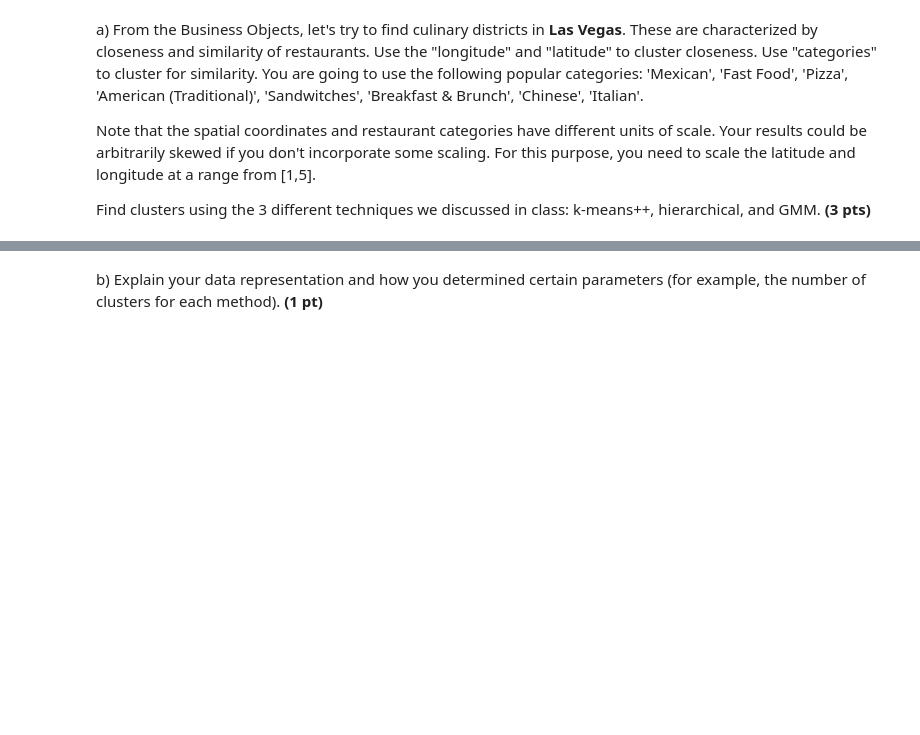
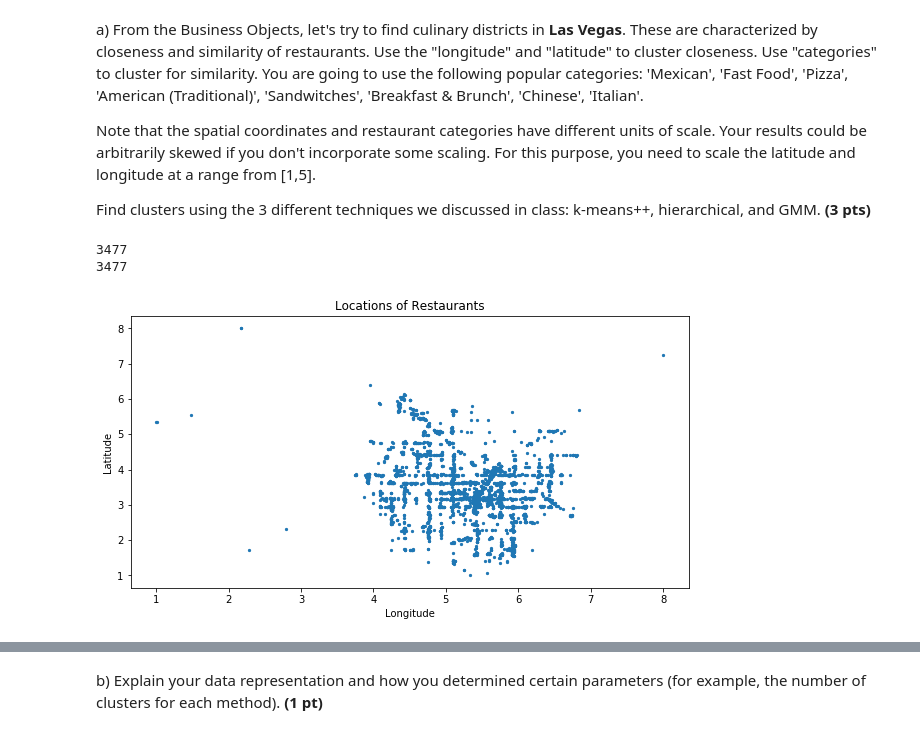
Before and after one commit to CS506-Boston-University/cs506-spring2018-hw2-1-jweixuan, a Jupyter notebook: HW2.1.ipynb, the cells around one changed output, grey strips where cells are left out. Cells and saved outputs as stored; diff of their text form; code cells hidden in the pictures; blank space fills up the shorter version.

```diff
--- a/HW2.1.ipynb
+++ b/HW2.1.ipynb
@@ -10,3 +10,58 @@ a) From the Business Objects, let's try to find culinary districts in **Las Vega
 Note that the spatial coordinates and restaurant categories have different units of scale. Your results could be arbitrarily skewed if you don't incorporate some scaling. For this purpose, you need to scale the latitude and longitude at a range from [1,5].
 
 Find clusters using the 3 different techniques we discussed in class: k-means++, hierarchical, and GMM. **(3 pts)**
+# %%
+import numpy as np
+import scipy as sp
+import json
+import pandas as pd
+from sklearn.cluster import KMeans
+import matplotlib.pyplot as plt
+import sklearn.metrics as metrics
+
+df = pd.read_json("C:\\software\\cs 506\\cs506-spring2018-hw2-1-jweixuan\\business.json",lines=True)
+# %%
+from sklearn.preprocessing import MinMaxScaler
+categories = ['Mexican', 'Fast Food', 'Pizza', 'American (Traditional)', 'Sandwitches', 'Breakfast & Brunch', 'Chinese', 'Italian']
+
+select = []
+ctg = []
+for line in df.itertuples():
+    if line.city == "Las Vegas":
+        tmp = []
+        flag = 0
+
+        for cat in categories:
+            if cat in line.categories:
+                flag = 1
+                tmp.append(1)
+            else:
+                tmp.append(0)
+
+        if flag == 1:
+            select.append([line.longitude,line.latitude])
+            ctg.append(tmp)
+
+sel = np.asarray(select)
+scaler = MinMaxScaler(copy=True, feature_range=(1, 8))
+scaler.fit(sel)
+s = scaler.transform(sel)
+k = s.tolist()
+
+print(len(k))
+print(len(ctg))
+for i in range(len(k)):
+    k[i] += ctg[i]
+
+#print(k)
+k = np.asarray(k)
+plt.figure(figsize=(10,5))
+_ = plt.scatter(k[:, 0], k[:, 1], s = 5)   #k[:,0]  every element[0] = longitude,etc
+plt.title('Locations of Restaurants')
+plt.xlabel('Longitude')
+plt.ylabel('Latitude')
+plt.show()
+# %% [output]
+3477
+3477
+[figure, added]
```
Also changed, not shown: parts of 15 cells of this notebook.
